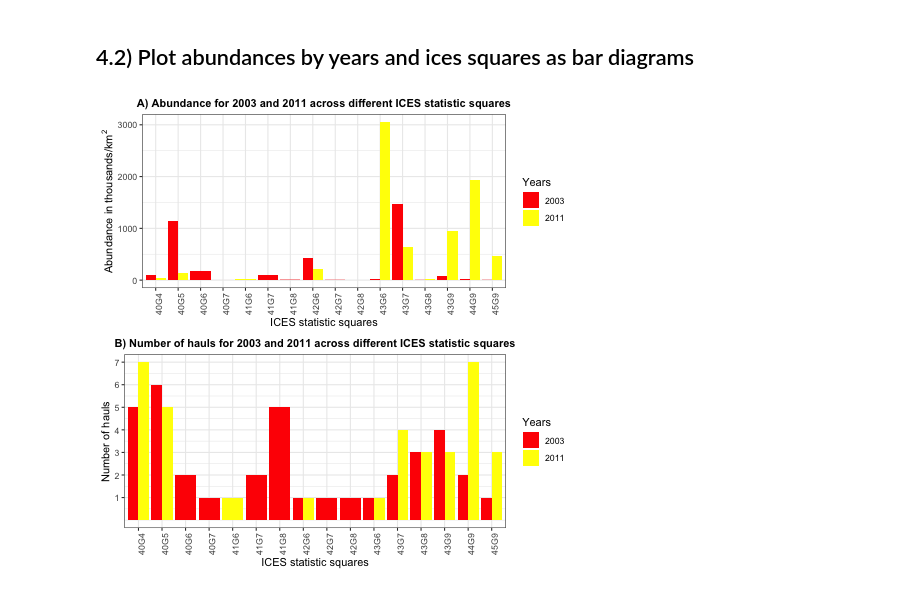
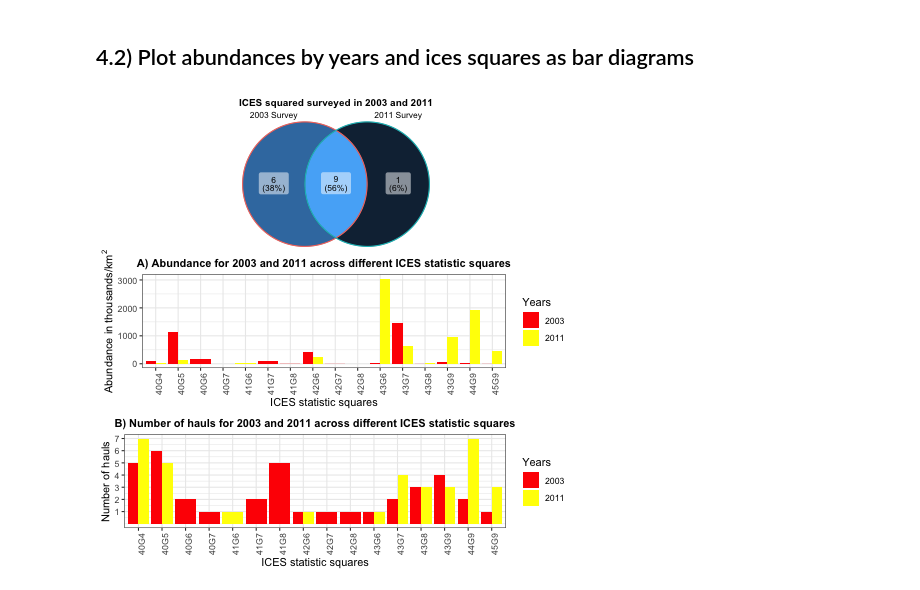
Before and after one commit to d2gex/fishery-analysis, a Jupyter notebook: src/python_R_qgis_samples.ipynb, the cells around one changed output. Saved outputs shown, nothing was run; the diff lists cells and outputs as text; code cells hidden in the pictures.

Commit message:
Add venn diagram to final grid of abundance plot

```diff
--- a/src/python_R_qgis_samples.ipynb
+++ b/src/python_R_qgis_samples.ipynb
@@ -1132,11 +1132,11 @@ ices_year_barplot <- ggplot(y_ab,
 # %%
 %%R
 library(ggpubr)
 outer_grid <- ggarrange(
-  plotlist = list(haul_year_barplot, ices_year_barplot),
+  plotlist = list(ices_hauling_by_year_plot, haul_year_barplot, ices_year_barplot),
   ncol = 1,
-  nrow = 2
+  nrow = 3
 )
 outer_grid
 # %% [output]
-[figure, old version]
+[figure, new version]
```
